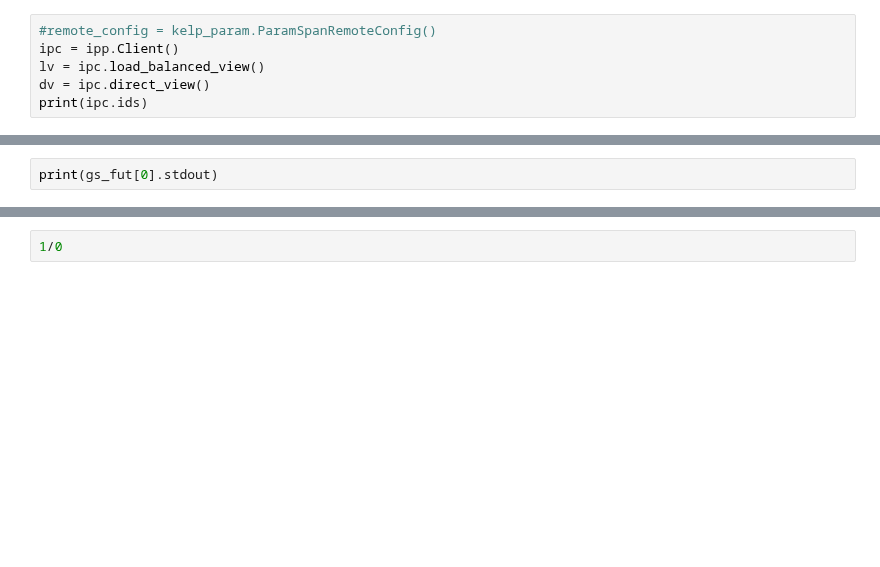
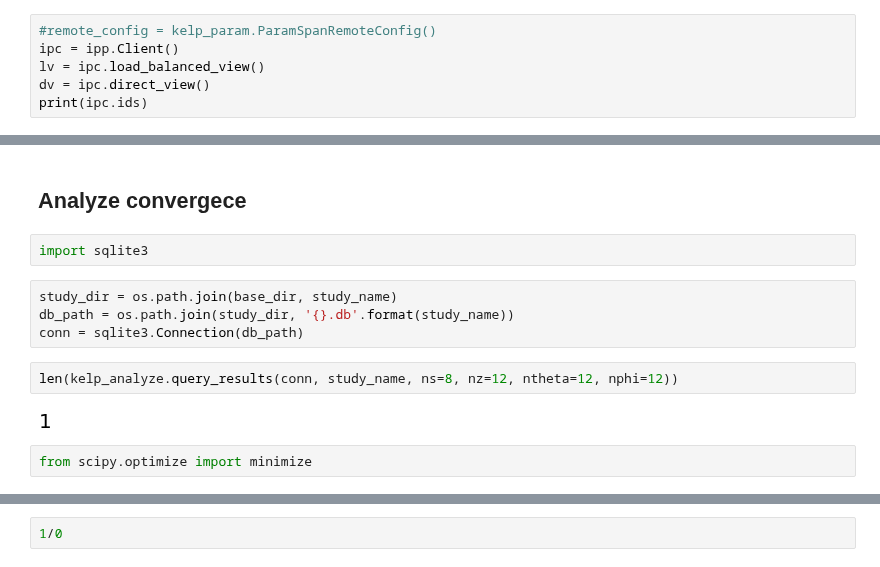
Before and after one commit to OliverEvans96/kelp, a Jupyter notebook: code/python/ManufacturedSolution.ipynb, the cells around one changed output, grey strips where cells are left out. Saved outputs shown, nothing was run; the diff lists cells and outputs as text; blank space fills up the shorter version.

```diff
--- a/code/python/ManufacturedSolution.ipynb
+++ b/code/python/ManufacturedSolution.ipynb
@@ -202,2 +224,14 @@ combine_thread, gs_fut = kelp_compute.fd_verify_compute(
-# %%
-print(gs_fut[0].stdout)
+# %% [markdown]
+## Analyze convergece
+# %%
+import sqlite3
+# %%
+study_dir = os.path.join(base_dir, study_name)
+db_path = os.path.join(study_dir, '{}.db'.format(study_name))
+conn = sqlite3.Connection(db_path)
+# %%
+len(kelp_analyze.query_results(conn, study_name, ns=8, nz=12, ntheta=12, nphi=12))
+# %% [output]
+[figure, added]
+# %%
+from scipy.optimize import minimize
```
Also changed, not shown: parts of 5 cells of this notebook, 3 other files.
